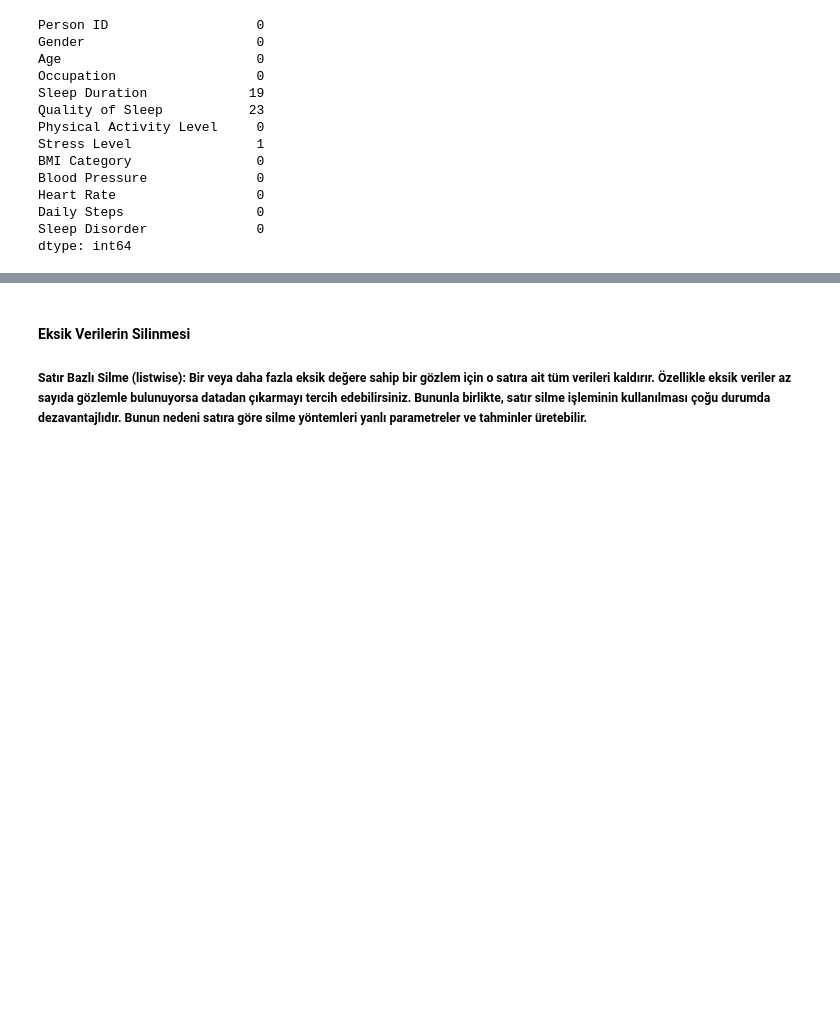
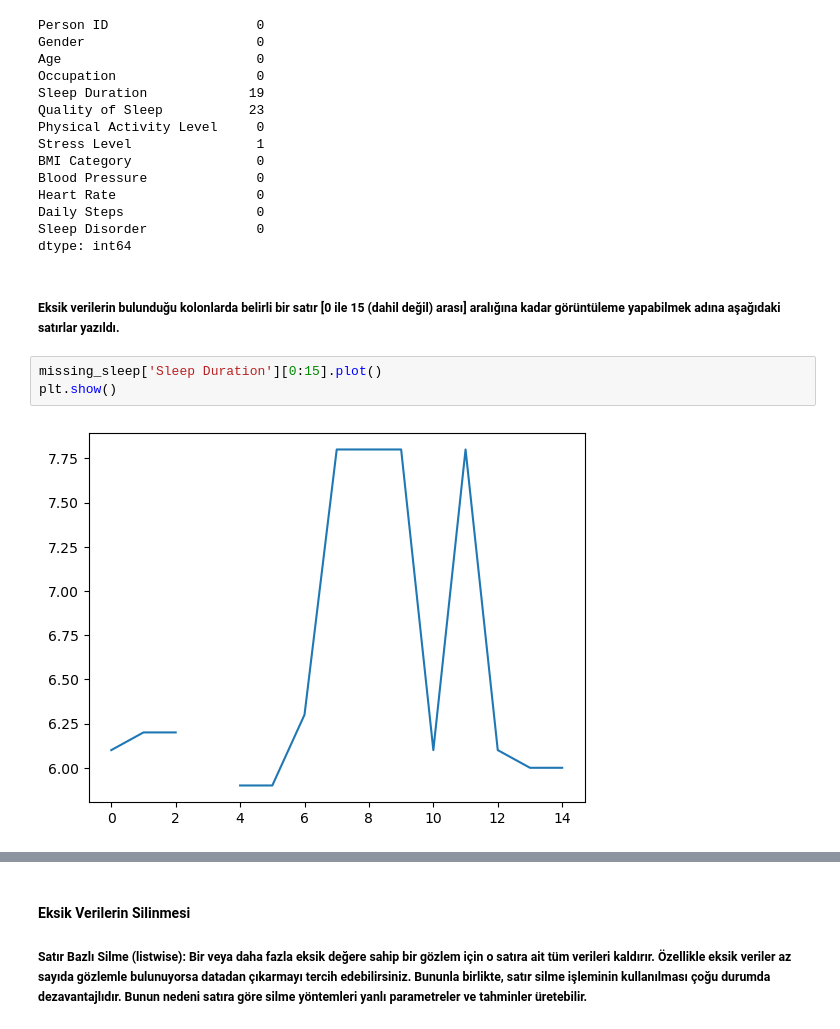
Before and after one commit to melsagin/datasciencetemp, a Jupyter notebook: execise/3-exercise_solution.ipynb, the cells around one changed output, grey strips where cells are left out. Cells and saved outputs as stored; diff of their text form; blank space fills up the shorter version.

```diff
--- a/execise/3-exercise_solution.ipynb
+++ b/execise/3-exercise_solution.ipynb
@@ -134,3 +134,10 @@ Heart Rate                  0
 Daily Steps                 0
 Sleep Disorder              0
 dtype: int64
+# %% [markdown]
+##### Eksik verilerin bulunduğu kolonlarda belirli bir satır [0 ile 15 (dahil değil) arası] aralığına kadar görüntüleme yapabilmek adına aşağıdaki satırlar yazıldı.
+# %%
+missing_sleep['Sleep Duration'][0:15].plot()
+plt.show()
+# %% [output]
+[figure, added]
```
Also changed, not shown: parts of 1 cell of this notebook.
